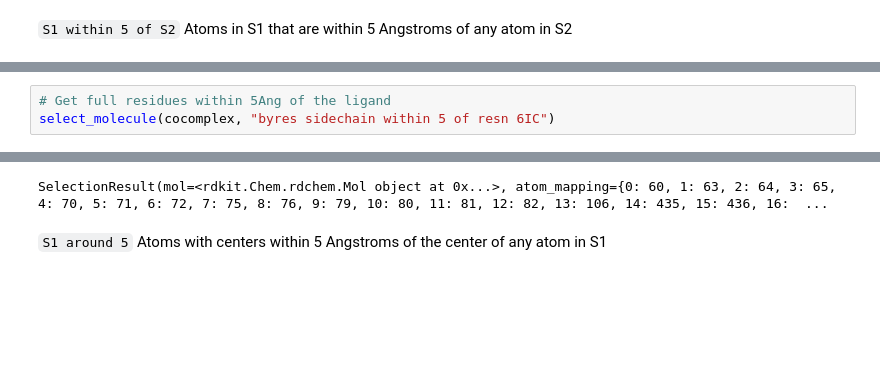
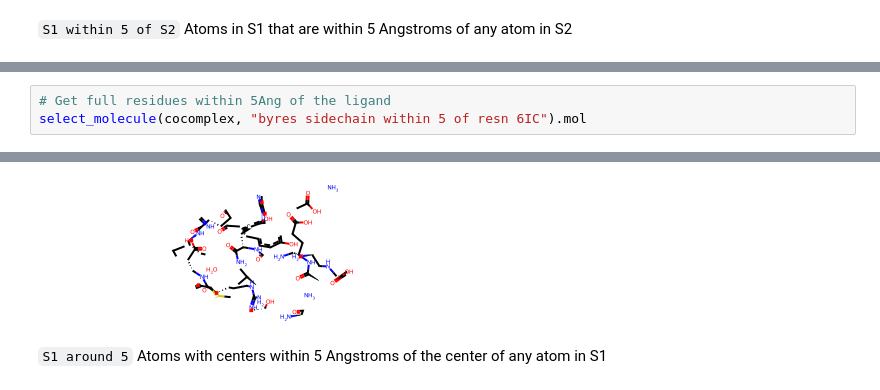
Before and after one commit to finlayiainmaclean/rdsl, a Jupyter notebook: examples.ipynb, the cells around one changed output, grey strips where cells are left out. Cells and saved outputs as stored; diff of their text form; blank space fills up the shorter version.

```diff
--- a/examples.ipynb
+++ b/examples.ipynb
@@ -347,4 +347,4 @@ SelectionResult(mol=<rdkit.Chem.rdchem.Mol object at 0x...>, atom_mapping={0: 63
 # %%
 # Get full residues within 5Ang of the ligand
-select_molecule(cocomplex, "byres sidechain within 5 of resn 6IC")
+select_molecule(cocomplex, "byres sidechain within 5 of resn 6IC").mol
 # %% [output]
@@ -353,4 +353,4 @@ select_molecule(cocomplex, "byres sidechain within 5 of resn 6IC")
-SelectionResult(mol=<rdkit.Chem.rdchem.Mol object at 0x...>, atom_mapping={0: 60, 1: 63, 2: 64, 3: 65, 4: 70, 5: 71, 6: 72, 7: 75, 8: 76, 9: 79, 10: 80, 11: 81, 12: 82, 13: 106, 14: 435, 15: 436, 16:  ...
+[figure, added]
 # %% [markdown]
 `S1 around 5` Atoms with centers within 5 Angstroms of the center of
 any atom in S1
```
Also changed, not shown: parts of 4 cells of this notebook.
